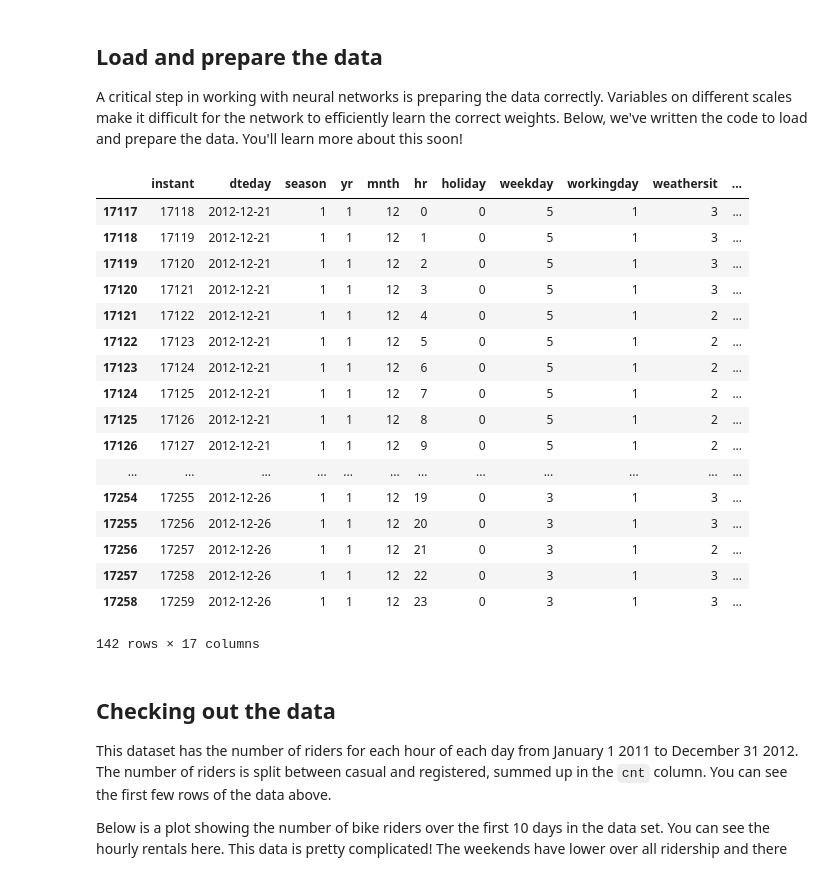
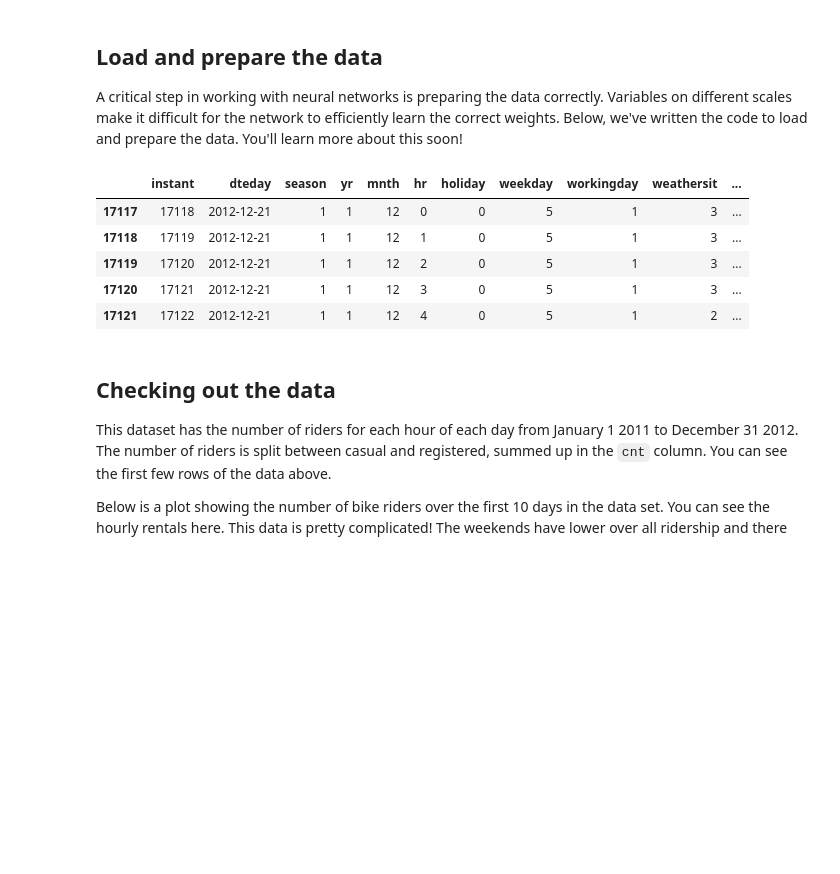
Before and after one commit to GLeurquin/ubiquitous-spoon, a Jupyter notebook: Project1/dlnd-your-first-neural-network.ipynb, the cells around one changed output. Cells and saved outputs as stored; diff of their text form; code cells hidden in the pictures; blank space fills up the shorter version.

```diff
--- a/Project1/dlnd-your-first-neural-network.ipynb
+++ b/Project1/dlnd-your-first-neural-network.ipynb
@@ -19,27 +19,14 @@ data_path = 'Bike-Sharing-Dataset/hour.csv'
 rides = pd.read_csv(data_path)
 # %%
 mask = (rides['dteday'] > '2012-12-20') & (rides['dteday'] <= '2012-12-26')
-rides.loc[mask]
-# rides.head(-10)
+rides.loc[mask].head()
 # %% [output]
 |  | instant | dteday | season | yr | mnth | hr | holiday | weekday | workingday | weathersit | ... |
 | 17117 | 17118 | 2012-12-21 | 1 | 1 | 12 | 0 | 0 | 5 | 1 | 3 | ... |
 | 17118 | 17119 | 2012-12-21 | 1 | 1 | 12 | 1 | 0 | 5 | 1 | 3 | ... |
 | 17119 | 17120 | 2012-12-21 | 1 | 1 | 12 | 2 | 0 | 5 | 1 | 3 | ... |
 | 17120 | 17121 | 2012-12-21 | 1 | 1 | 12 | 3 | 0 | 5 | 1 | 3 | ... |
 | 17121 | 17122 | 2012-12-21 | 1 | 1 | 12 | 4 | 0 | 5 | 1 | 2 | ... |
-| 17122 | 17123 | 2012-12-21 | 1 | 1 | 12 | 5 | 0 | 5 | 1 | 2 | ... |
-| 17123 | 17124 | 2012-12-21 | 1 | 1 | 12 | 6 | 0 | 5 | 1 | 2 | ... |
-| 17124 | 17125 | 2012-12-21 | 1 | 1 | 12 | 7 | 0 | 5 | 1 | 2 | ... |
-| 17125 | 17126 | 2012-12-21 | 1 | 1 | 12 | 8 | 0 | 5 | 1 | 2 | ... |
-| 17126 | 17127 | 2012-12-21 | 1 | 1 | 12 | 9 | 0 | 5 | 1 | 2 | ... |
-| ... | ... | ... | ... | ... | ... | ... | ... | ... | ... | ... | ... |
-| 17254 | 17255 | 2012-12-26 | 1 | 1 | 12 | 19 | 0 | 3 | 1 | 3 | ... |
-| 17255 | 17256 | 2012-12-26 | 1 | 1 | 12 | 20 | 0 | 3 | 1 | 3 | ... |
-| 17256 | 17257 | 2012-12-26 | 1 | 1 | 12 | 21 | 0 | 3 | 1 | 2 | ... |
-| 17257 | 17258 | 2012-12-26 | 1 | 1 | 12 | 22 | 0 | 3 | 1 | 3 | ... |
-| 17258 | 17259 | 2012-12-26 | 1 | 1 | 12 | 23 | 0 | 3 | 1 | 3 | ... |
-142 rows × 17 columns
 # %% [markdown]
 ## Checking out the data
 
```
Also changed, not shown: parts of 1 cell of this notebook, 15 other files.
